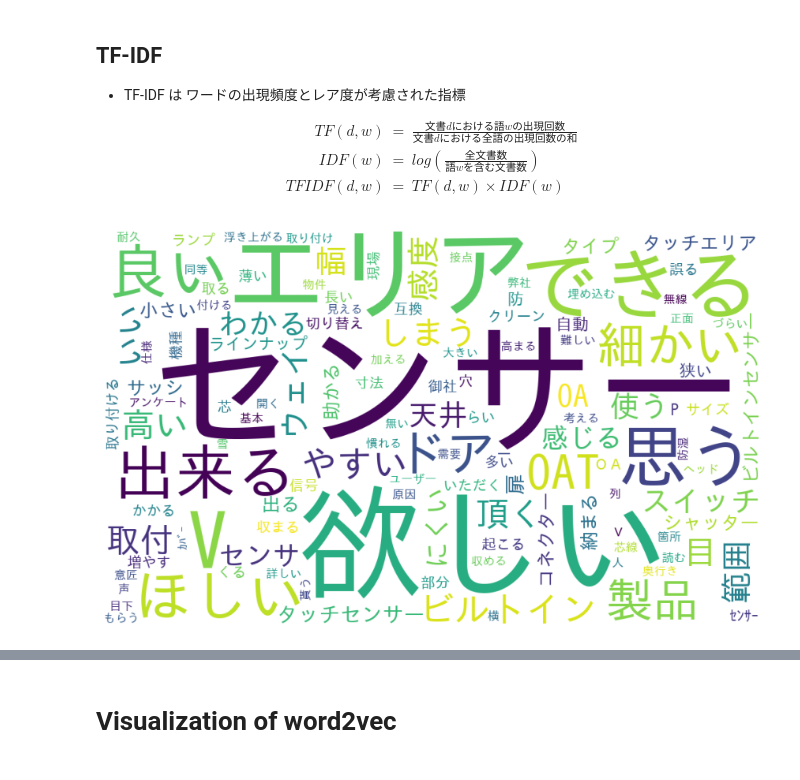
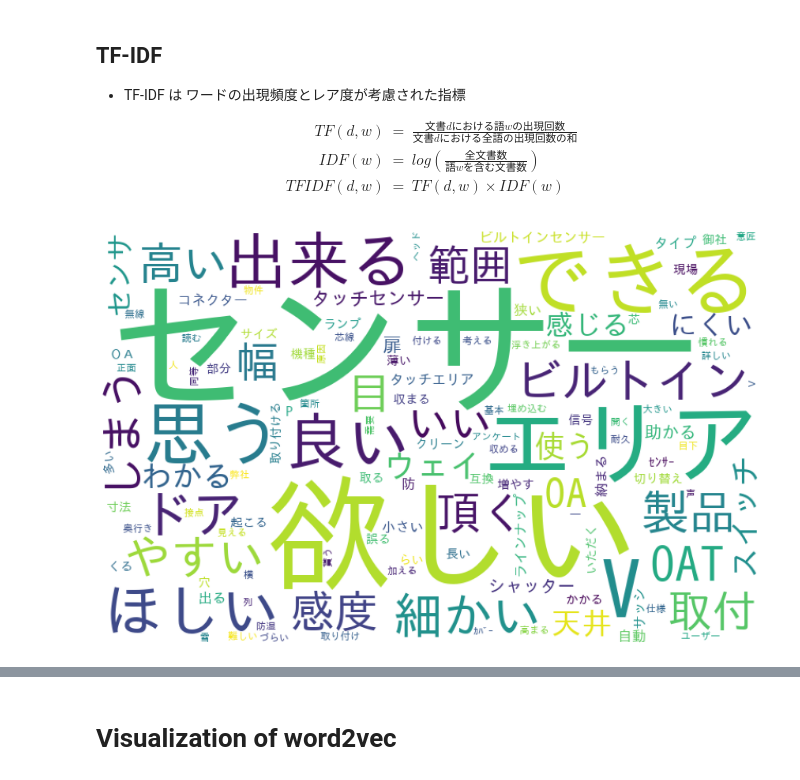
Before and after one commit to hima2b4/Natural-language-processing, a Jupyter notebook: nlplot+word_cloud+TF-IDF+word2vec_csv_data.ipynb, the cells around one changed output, grey strips where cells are left out. Saved outputs shown, nothing was run; the diff lists cells and outputs as text; code cells hidden in the pictures.

Commit message:
nlplot+word_cloud+TF-IDF+word2vec_csv_data
表形式で整理されたアンケート自由記述の分析を想定

```diff
--- a/nlplot+word_cloud+TF-IDF+word2vec_csv_data.ipynb
+++ b/nlplot+word_cloud+TF-IDF+word2vec_csv_data.ipynb
@@ -386,42 +386,49 @@ df_tfidf = pd.DataFrame(tfidf.toarray(), columns=vectorizer.get_feature_names(),
 #display(df_tfidf)
 # %%
 #@title Word Cloud by word_count（All Data）：🔲型 → #maskの#外すと🍩型に
+
+#wordcloud取込用にresultを辞書型ヘ変換
+dic_result = dict(result)
+
+#Word Cloudで画像生成（#max_words, width, heightは任意設定）
+from wordcloud import WordCloud
+
 #画像データダウンロード（biwakoの画像リンクもあり。変更する場合は#調整）
 import requests
 
 url = "https://github.com/hima2b4/Word-Cloud/raw/main/donuts.png"
 #url = "https://github.com/hima2b4/Word-Cloud/raw/main/biwa.png"
 
 file_name = "donuts.png"
 #file_name = "biwa.png"
 
 response = requests.get(url)
 image = response.content
 
 with open(file_name, "wb") as f:
     f.write(image)
 
 #ライブラリインポート
 from PIL import Image
 import numpy as np
 
 #Word Cloudで画像生成（#max_words, width, heightは任意設定）
 custom_mask = np.array(Image.open('donuts.png'))
 wordcloud = WordCloud(background_color='white',
                       max_words=125,
                       #mask=custom_mask,
                       font_path='/usr/share/fonts/truetype/fonts-japanese-gothic.ttf',
-                      width=1000,
-                      height=600,
+                      width=800,
+                      height=500,
                       ).fit_words(dic_result)
 
 #生成した画像の表示
 plt.figure(figsize=(15,10))
 plt.imshow(wordcloud)
 plt.axis("off")
 plt.show()
 # %% [output]
-[figure, old version]
+[figure, new version]
 # %%
 #@title Word Cloud with TF-IDF（All DATA)：🔲型 → #maskの#外すと🍩型に
 # TF-IDF計算
```
Also changed, not shown: parts of 12 cells of this notebook.
